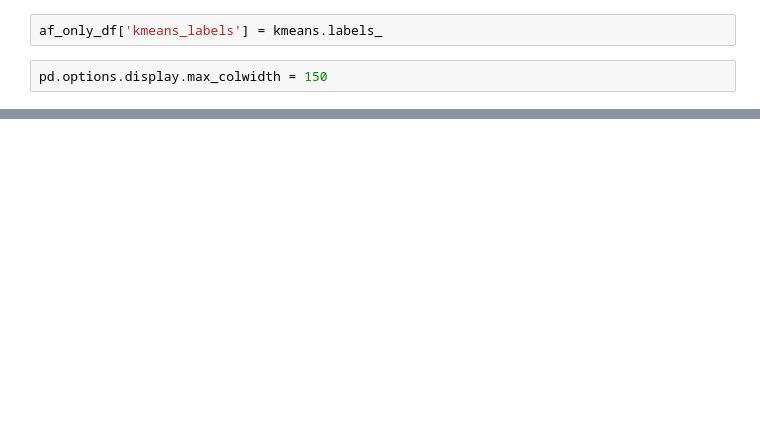
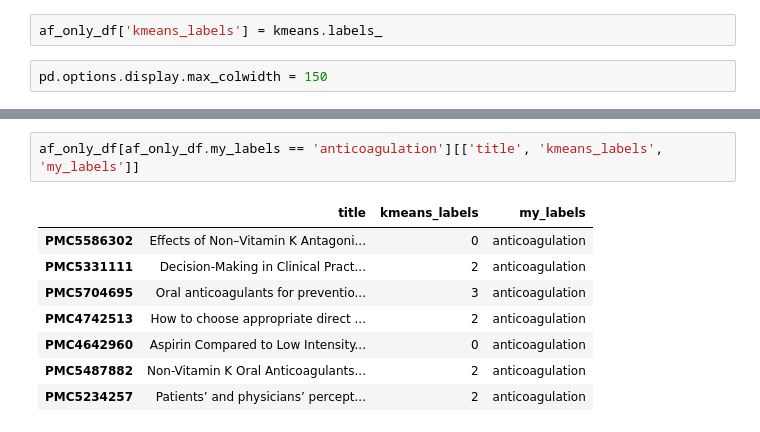
Before and after one commit to jl56923/Extractive-summarization-of-Pubmed, a Jupyter notebook: notebooks/4_Clustering.ipynb, the cells around one changed output, grey strips where cells are left out. Saved outputs shown, nothing was run; the diff lists cells and outputs as text; blank space fills up the shorter version.

```diff
--- a/notebooks/4_Clustering.ipynb
+++ b/notebooks/4_Clustering.ipynb
@@ -400,0 +434,11 @@ af_only_df[['title', 'kmeans_labels']]
+# %%
+af_only_df[af_only_df.my_labels == 'anticoagulation'][['title', 'kmeans_labels', 'my_labels']]
+# %% [output]
+|  | title | kmeans_labels | my_labels |
+| PMC5586302 | Effects of Non–Vitamin K Antagoni... | 0 | anticoagulation |
+| PMC5331111 | Decision-Making in Clinical Pract... | 2 | anticoagulation |
+| PMC5704695 | Oral anticoagulants for preventio... | 3 | anticoagulation |
+| PMC4742513 | How to choose appropriate direct ... | 2 | anticoagulation |
+| PMC4642960 | Aspirin Compared to Low Intensity... | 0 | anticoagulation |
+| PMC5487882 | Non-Vitamin K Oral Anticoagulants... | 2 | anticoagulation |
+| PMC5234257 | Patients’ and physicians’ percept... | 2 | anticoagulation |
```
Also changed, not shown: parts of 25 cells of this notebook, 14 other files.
